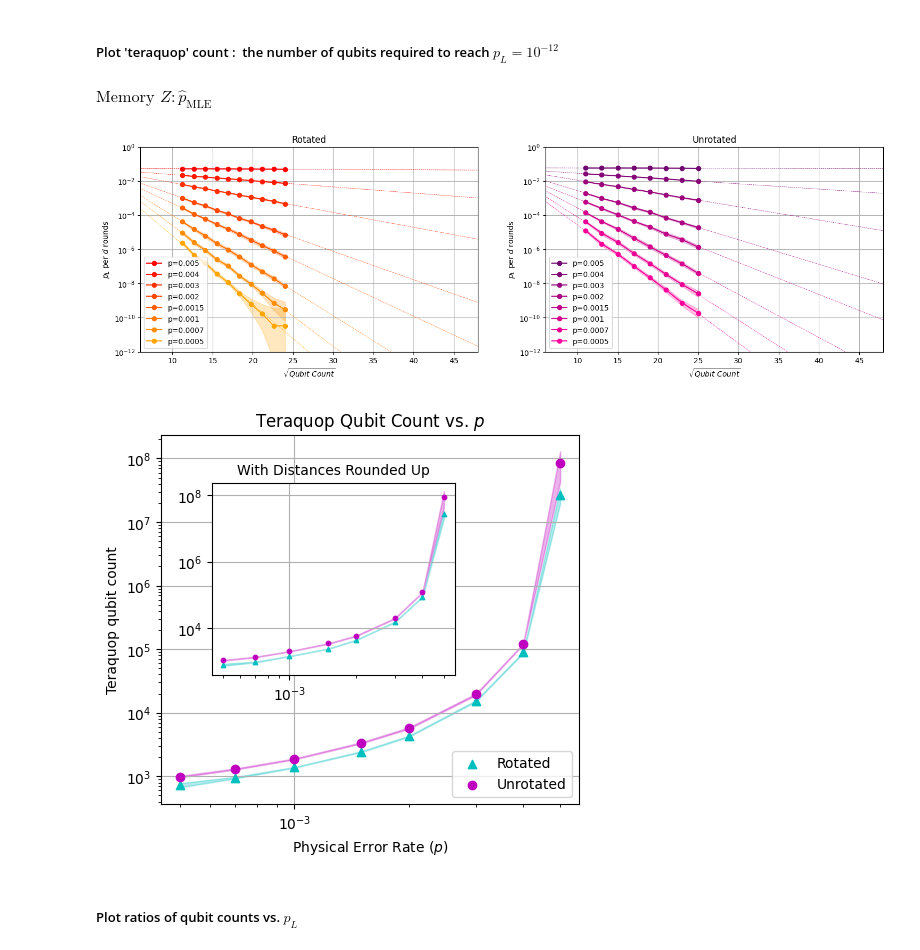
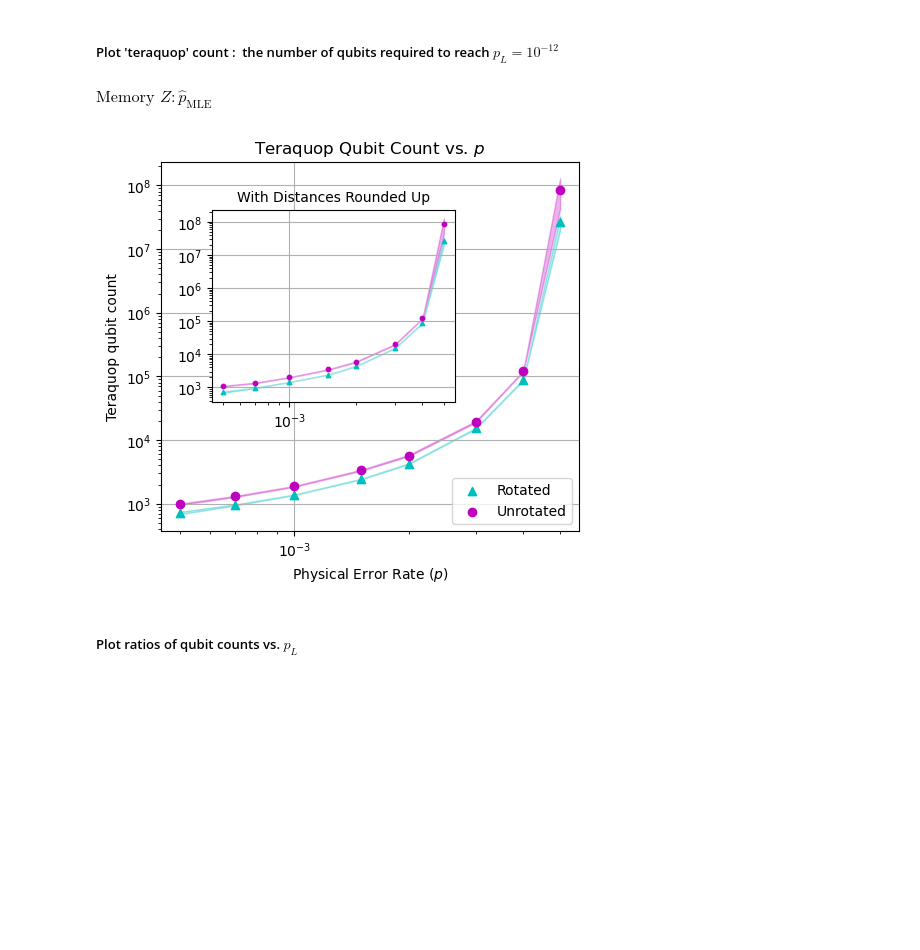
Before and after one commit to wamud/compare_the_pair, a Jupyter notebook: src/paper_data_and_plots.ipynb, the cells around one changed output. Cells and saved outputs as stored; diff of their text form; code cells hidden in the pictures; blank space fills up the shorter version.

Commit message:
CXSI updates

```diff
--- a/src/paper_data_and_plots.ipynb
+++ b/src/paper_data_and_plots.ipynb
@@ -25,11 +25,11 @@ from importlib import reload
 reload(morefuncs)
 reload(funcs);
 # %%
-# # Pickling CXSI csv.stats
-# mylist = sinter.stats_from_csv_files("collected_stats/x_CXSI.csv", "collected_stats/z_CXSI.csv")
-# path = "pickled_stats/CXSI_stats.pickle"
-# with open(path, "wb") as file:
-#     pickle.dump(mylist,file)
+# Pickling CXSI csv.stats
+mylist = sinter.stats_from_csv_files("collected_stats/x_CXSI.csv", "collected_stats/z_CXSI.csv")
+path = "pickled_stats/CXSI_stats.pickle"
+with open(path, "wb") as file:
+    pickle.dump(mylist,file)
 # %% [markdown]
 ##### Import the collected data:
 # %%
@@ -105,13 +105,12 @@ funcs.plot_pL_vs_qubit_count(mylist, b, roorder, unroorder, ps = pvalues[0:8], r
 # %%
 reload(funcs)
 
 b = 'z'
 
-funcs.plot_teraquop(mylist, b, roorder, unroorder, ps = pvalues[0:8], teraquop_inset = True, romind = 8, unromind = 6, optional_plot = True)  # make sure selection of pvalues is below / very close to threshold
+funcs.plot_teraquop(mylist, b, roorder, unroorder, ps = pvalues[0:8], teraquop_inset = True, romind = 8, unromind = 6, optional_plot = False)  # make sure selection of pvalues is below / very close to threshold
 # %% [output]
 $\displaystyle \text{Memory  }  Z : \hat{p}_{\text{MLE}}$
-[figure, old version]
+[figure, new version]
-[figure, removed]
 # %% [markdown]
 ##### Plot ratios of qubit counts vs. $p_L$
 # %% [markdown]
```
Also changed, not shown: parts of 5 cells of this notebook, 11 other files.
